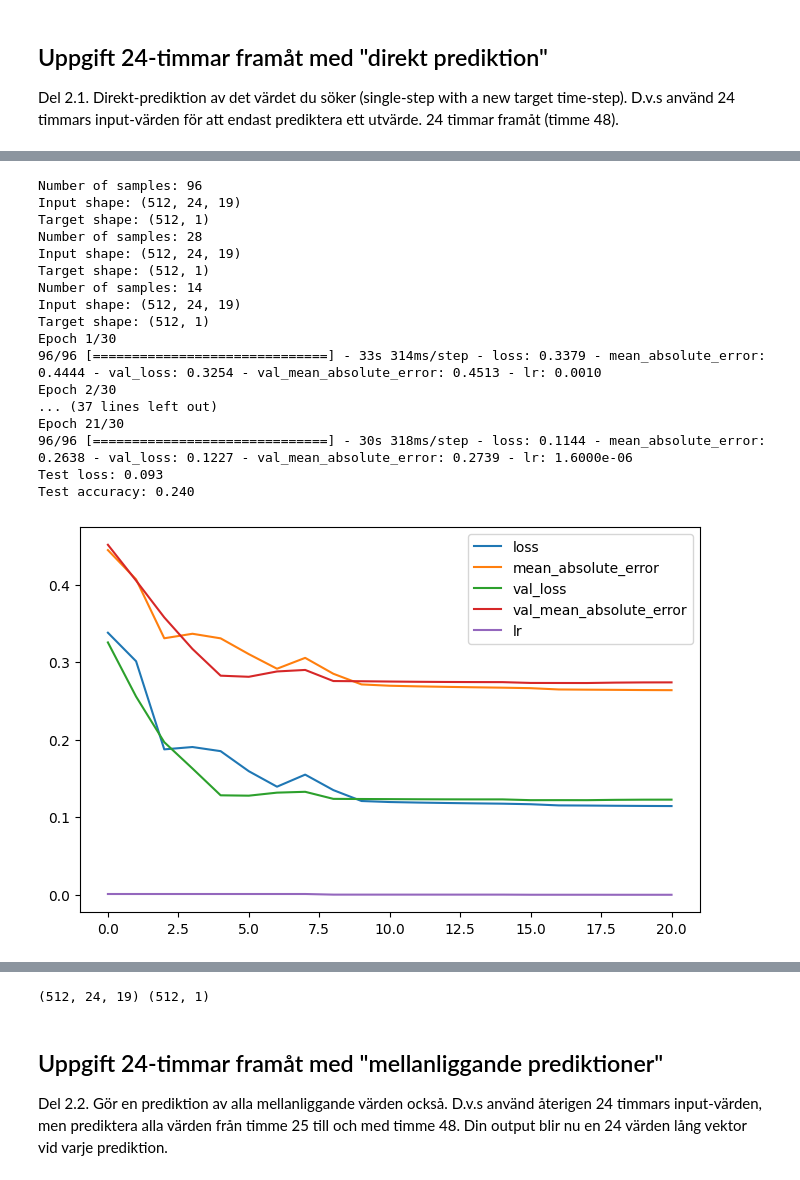
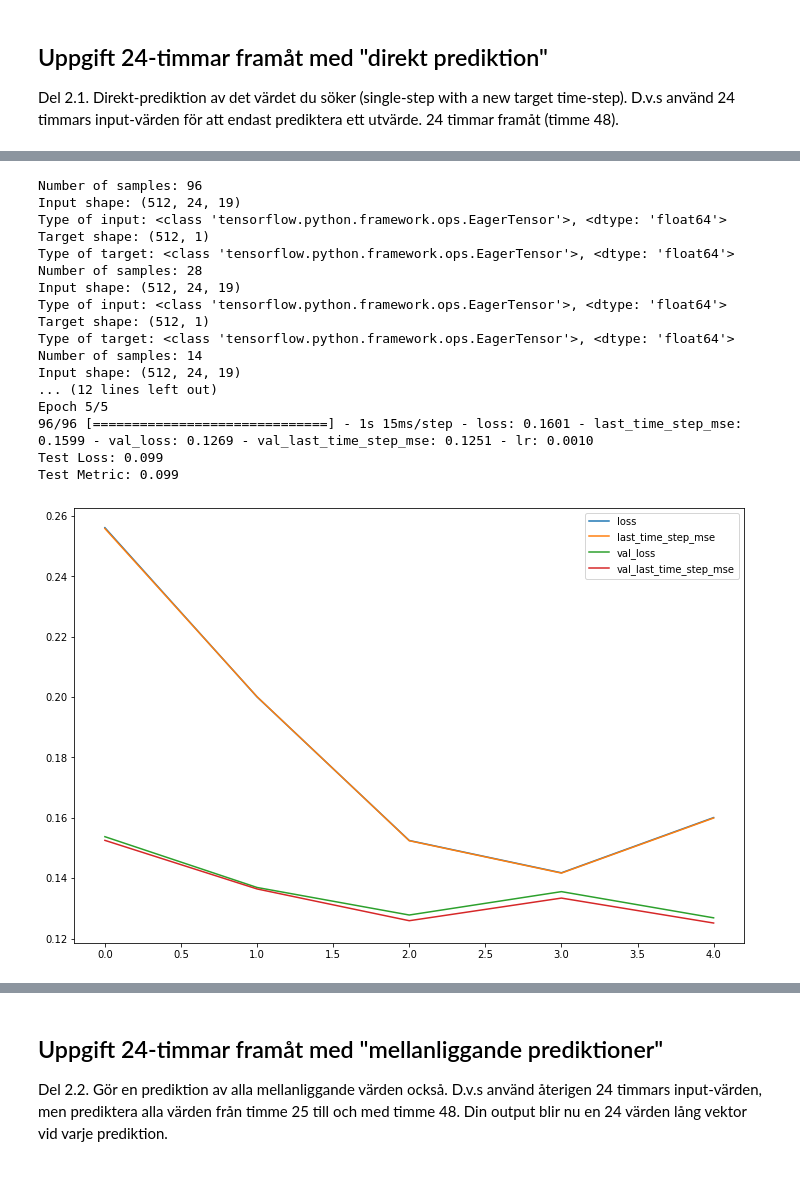
Before and after one commit to Tottowich/AppliedDL-LP4, a Jupyter notebook: 5TF078_Laboration_3_om_Tidsserier_RNN.ipynb, the cells around one changed output, grey strips where cells are left out. Cells and saved outputs as stored; diff of their text form; code cells hidden in the pictures.

```diff
--- a/5TF078_Laboration_3_om_Tidsserier_RNN.ipynb
+++ b/5TF078_Laboration_3_om_Tidsserier_RNN.ipynb
@@ -97,6 +111,7 @@ zsh:1: command not found: nvidia-smi
 # %%
 N_PREV_STEPS = 24
 BATCH_SIZE = 512
+TEMP_KEY = 'T (degC)'
 # %% [markdown]
 ## Som data används väderdata
 
@@ -753,22 +798,18 @@ NameError: name 'show_predictions' is not defined
 Pröva även med att ersätta LSTM med GRU (en annan RNN modell) med samma antal noder och lager som för din bästa LSTM modell. Finner du någon skillnad i prestanda, konvergens, tidsåtgång vid träning, eller annat?
 # %%
 # An GRU model: definition, compile and run, evaluate, and compare!
-def gru_model()->Model:
-    model = tf.keras.models.Sequential([
-        # Shape [batch, time, features] => [batch, time, lstm_units]
-        GRU(128, return_sequences=True),
-        # BatchNormalization(),
-        GRU(256, return_sequences=True),
-        # BatchNormalization(),
-        GRU(512, return_sequences=False),
-        # Shape => [batch, time, features]
-        # BatchNormalization(),
-        # Dense(units=128, activation='relu'),
-        # Dropout(0.2),
-        # BatchNormalization(),
-        Dense(units=num_target_features)
-    ])
+def gru_model(n_output_steps:int=1)->Model:
+    inputs = Input(input_shape)
+    # Shape [batch, time, features] => [batch, time, gru_units]
+    x = GRU(128, return_sequences=True)(inputs)
+    x = GRU(256, return_sequences=True)(x)
+    x = GRU(512, return_sequences=False)(x)
+    # Shape => [batch, time, gru_units] => [batch, output_steps*output_features]
+    x = Dense(n_output_steps*num_target_features,activation='linear')(x)
+    # Shape => [batch, output_steps, output_features]
+    if num_target_features > 1:
+        y = Reshape([n_output_steps,num_target_features])(x)
+    else:
+        y = Reshape([n_output_steps])(x)
+    model = Model(inputs=inputs,outputs=y)
     return model
-
-# Compile and train this model
-better_gru_history, better_gru, better_gru_test_loss, better_gru_test_acc = fit_and_evaluate_model(gru_model(),train_ds,val_ds,test_ds)
@@ -801,26 +861,28 @@ Del 2.1. Direkt-prediktion av det värdet du söker (single-step with a new targ
 # %% [markdown]
 ![bild.png](embedded-picture-1)
 # %%
-train_ds_24, val_ds_24, test_ds_24 = train_val_test(shift=24, n_outputs=1)
-# A good LSTM model from above but predict at 48 instead of 24
-model_24 = lstm_model()
-model_24_history, model_24, model_24_test_loss, model_24_test_acc = fit_and_evaluate_model(model_24,train_ds_24, val_ds_24, test_ds_24,shift=24)
+shift = 24
+label_width = 1
+train_ds_shift_24, val_ds_shift_24, test_ds_shift24 = train_val_test(shift=shift, n_outputs=label_width)
+# A good GRU model from above but predict at 48 instead of 24
+gru_24 = gru_model(label_width)
+gru_24_history, gru_24, model_24_test_loss, gru_24_test_acc = fit_and_evaluate_model(gru_24, train_ds_shift_24, val_ds_shift_24, test_ds_shift24,shift=shift)
 # %% [output]
 Number of samples: 96
 Input shape: (512, 24, 19)
+Type of input: <class 'tensorflow.python.framework.ops.EagerTensor'>, <dtype: 'float64'>
 Target shape: (512, 1)
+Type of target: <class 'tensorflow.python.framework.ops.EagerTensor'>, <dtype: 'float64'>
 Number of samples: 28
 Input shape: (512, 24, 19)
+Type of input: <class 'tensorflow.python.framework.ops.EagerTensor'>, <dtype: 'float64'>
 Target shape: (512, 1)
+Type of target: <class 'tensorflow.python.framework.ops.EagerTensor'>, <dtype: 'float64'>
 Number of samples: 14
 Input shape: (512, 24, 19)
-Target shape: (512, 1)
-Epoch 1/30
-96/96 [==============================] - 33s 314ms/step - loss: 0.3379 - mean_absolute_error: 0.4444 - val_loss: 0.3254 - val_mean_absolute_error: 0.4513 - lr: 0.0010
-Epoch 2/30
-... (37 lines left out)
-Epoch 21/30
-96/96 [==============================] - 30s 318ms/step - loss: 0.1144 - mean_absolute_error: 0.2638 - val_loss: 0.1227 - val_mean_absolute_error: 0.2739 - lr: 1.6000e-06
-Test loss: 0.093
-Test accuracy: 0.240
+... (12 lines left out)
+Epoch 5/5
+96/96 [==============================] - 1s 15ms/step - loss: 0.1601 - last_time_step_mse: 0.1599 - val_loss: 0.1269 - val_last_time_step_mse: 0.1251 - lr: 0.0010
+Test Loss: 0.099
+Test Metric: 0.099
-[figure, old version]
+[figure, new version]
@@ -828,7 +889,0 @@ Test accuracy: 0.240
-# %%
-train_ds_24, val_ds_24, test_ds_24 = train_val_test(shift=24, n_outputs=1)
-# View the shape of the data
-for x, y in train_ds_24.take(1):
-    print(x.shape, y.shape)
-# %% [output]
-(512, 24, 19) (512, 1)
```
Also changed, not shown: parts of 41 cells of this notebook, 2 other files.
